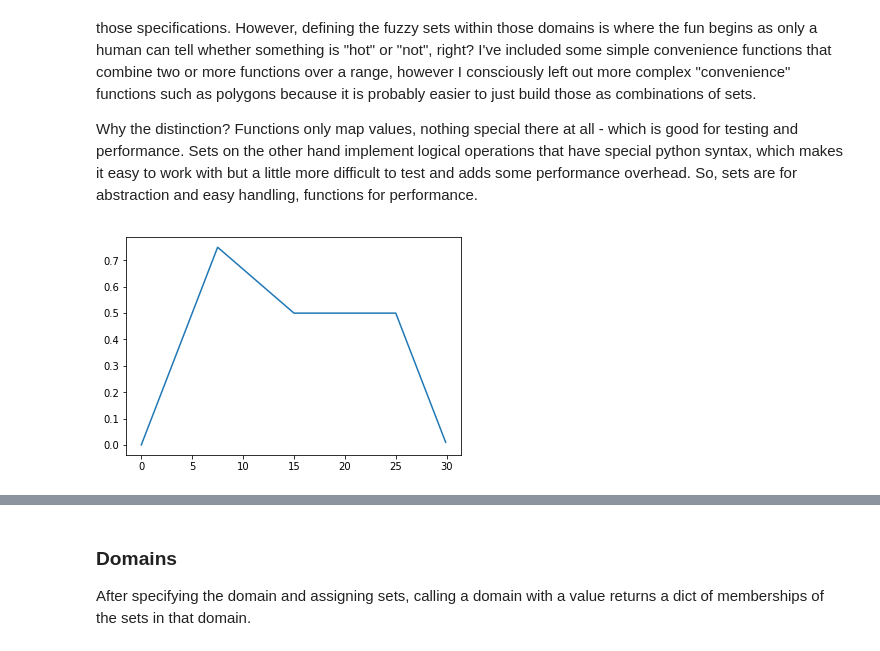
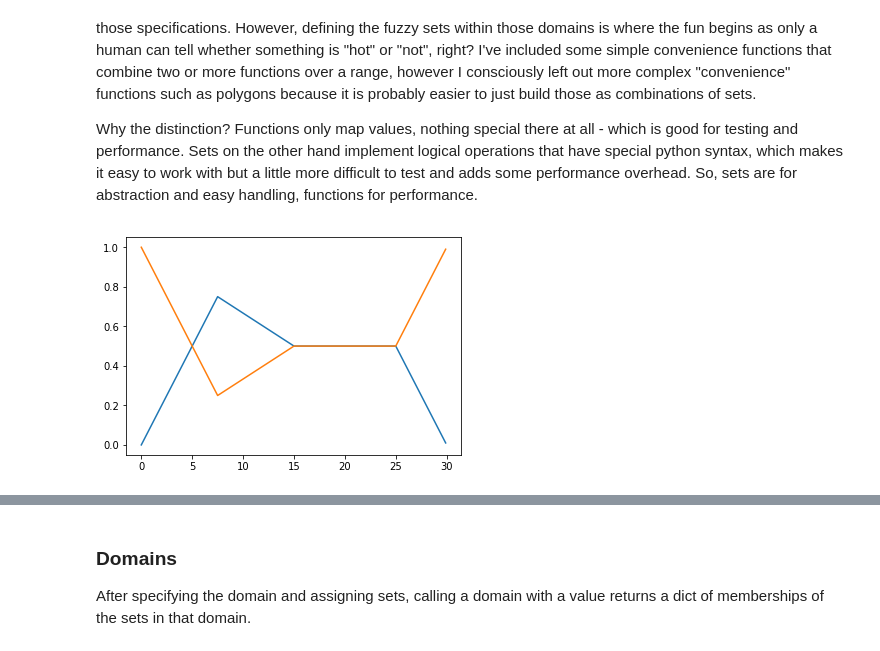
Before and after one commit to Python-Fuzzylogic/fuzzylogic, a Jupyter notebook: Showcase.ipynb, the cells around one changed output, grey strips where cells are left out. Drawn from its saved outputs; the diff is of its cells as text; code cells hidden in the pictures.

```diff
--- a/Showcase.ipynb
+++ b/Showcase.ipynb
@@ -11,17 +11,17 @@ Why the distinction? Functions only map values, nothing special there at all - w
 # %%
 %matplotlib inline
 from fuzzy.classes import Domain, Set
 from fuzzy.functions import R, S, alpha
 
 T = Domain("test", 0, 30, res=0.1)
 
 up = Set(R(0,10))
 top = Set(alpha(0.5, 1, S(0, 30)))
 down = Set(S(20, 30))
 T.polygon = up & top & down
 
 T.polygon.plot()
-#T.not_polygon = ~T.polygon
-#T.not_polygon.plot()
+T.not_polygon = ~T.polygon
+T.not_polygon.plot()
 # %% [output]
-[figure, old version]
+[figure, new version]
```
Also changed, not shown: parts of 4 cells of this notebook, 1 other file.
